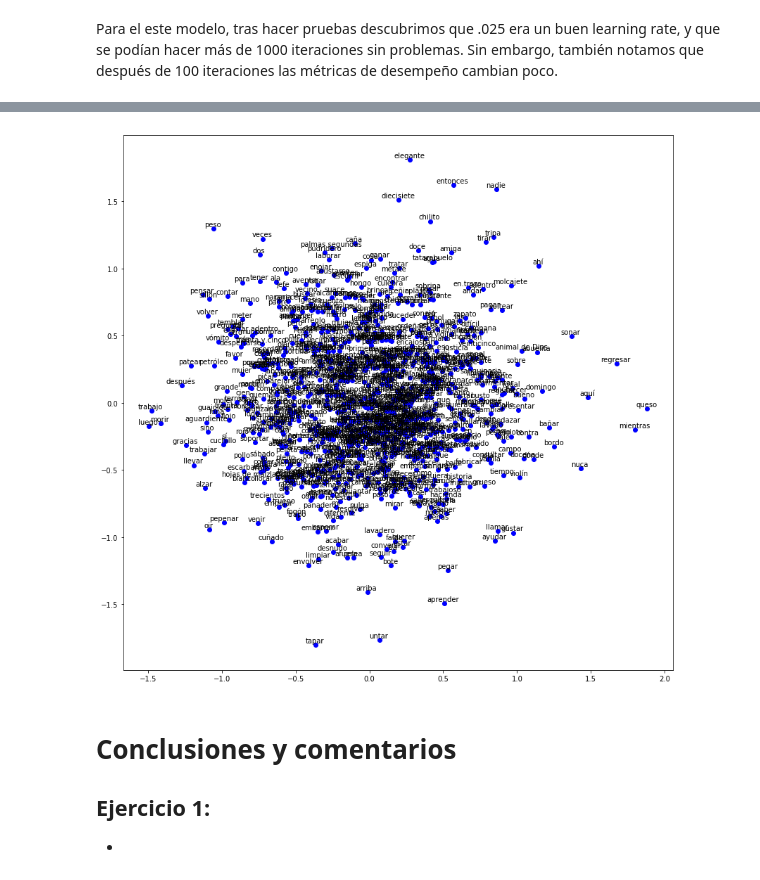
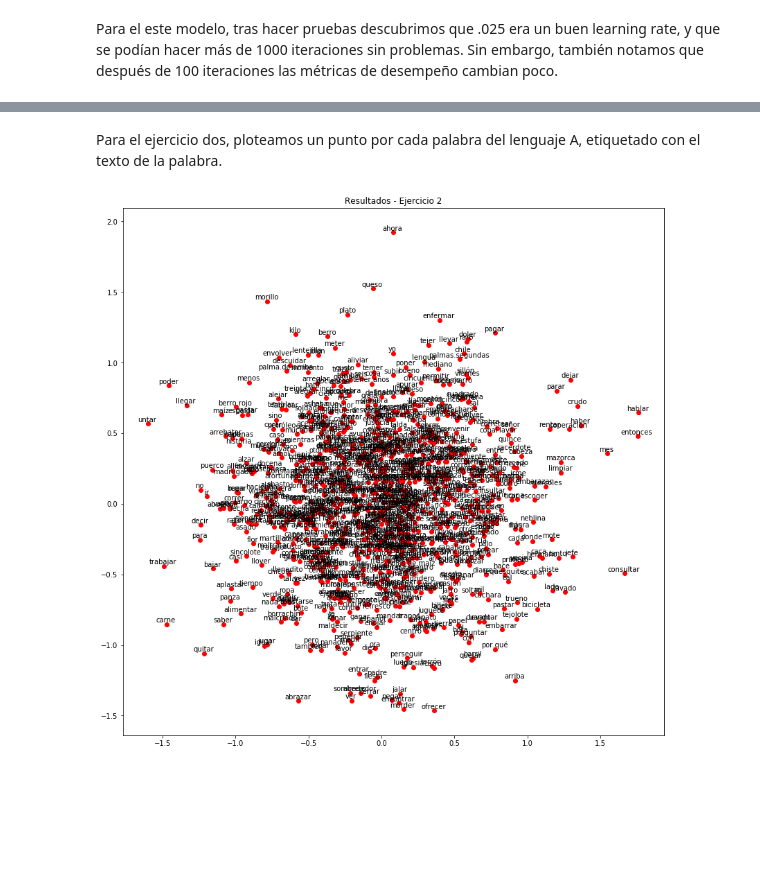
Before and after one commit to antoniovs1029/PLNPrac3, a Jupyter notebook: Practica3.ipynb, the cells around one changed output, grey strips where cells are left out. Cells and saved outputs as stored; diff of their text form; code cells hidden in the pictures; blank space fills up the shorter version.

```diff
--- a/Practica3.ipynb
+++ b/Practica3.ipynb
@@ -182,18 +246,4 @@ def create_index2word(word2index):
     for k, v in word2index.items():
         index2word[v] = k
     return index2word
-# %%
-def plot_words(Z,ids):
-    """
-    Plotea el conjunto de datos Z añadiendo las etiquetas dispuestas en ids
-
-    :param Z: arreglo bidimensional.
-    :param ids: lista de strings. Del mismo tamaño que Z[0]
-    """
-    r=0
-    plt.scatter(Z[:,0],Z[:,1], marker='o', c='blue')
-    for label,x,y in zip(ids, Z[:,0], Z[:,1]):
-        plt.annotate(label, xy=(x,y), xytext=(-1,1), textcoords='offset points', ha='center', va='bottom')
-        r+=1
-    plt.show()
 # %% [markdown]
@@ -213,7 +263,7 @@ docs_titles = [] # lista de titulos
 r = re.compile("[^\W\d]+") # Filtramos digitos y cualquier tipo de puntuación
 
 for textfile in os.listdir(corpus1dir):
-    with open(os.path.join(corpus1dir, textfile), "r") as inputf:
+    with codecs.open(os.path.join(corpus1dir, textfile), "r", 'utf-8') as inputf:
         doc = []
         for line in inputf:
             tokens = r.findall(line)
@@ -288,7 +330,7 @@ traducciones = defaultdict(list) # diccionario que asocia las palabras de la len
 word2index2A = word2index() # diccionario que asocia cada palabra de la lengua A con su índice
 word2index2B = word2index() # diccionario que asocia cada palabra de la lengua B con su índice
 
-with open(inputfile2, "r") as inputf:
+with codecs.open(inputfile2, "r", 'utf-8') as inputf:
     palabras_relacionadas = []
     for line in inputf:
         if line[0] == '\t':
@@ -365,0 +413,16 @@ model2.fit(X2, Y2, epochs = 1000, initial_learning_rate = .025)
+# %%
+def plot_words(datos, etiquetas, titulo, colores = 'red'):
+    """
+    Plotea el conjunto de datos Z añadiendo las etiquetas dispuestas en ids
+
+    :param datos: arreglo bidimensional.
+    :param etiquetas: lista de strings. Del mismo tamaño que Z[0]
+    :param colores: string o lista de strings con los colores de cada punto
+    """
+    r=0
+    plt.scatter(datos[:,0],datos[:,1], marker='o', c= colores)
+    for label, x, y in zip(etiquetas, datos[:,0], datos[:,1]):
+        plt.annotate(label, xy=(x,y), xytext=(-1,1), textcoords='offset points', ha='center', va='bottom')
+        r+=1
+    plt.title(titulo)
+    plt.show()
@@ -366,12 +452,13 @@ model2.fit(X2, Y2, epochs = 1000, initial_learning_rate = .025)
+# %% [markdown]
+Para el ejercicio dos, ploteamos un punto por cada palabra del lenguaje A, etiquetado con el texto de la palabra.
 # %%
+model2 = One2Vec(1,1)
+model2.load("./pickles/model2.pickle")
+
 palabras = [index2word2A[x] for x in X2]
 pca = PCA(n_components=2)
 embeddings2D = pca.fit_transform(model2.get_embeddings())
-maxw = None
-plot_words(embeddings2D[:maxw], palabras[:maxw])
+maxw = None # Para plotear menos palabras, cambiar este parámetro a un número entero que sea el máximo número de palabras deseadas
+plot_words(embeddings2D[:maxw], palabras[:maxw], "Resultados - Ejercicio 2")
 # %% [output]
-[figure, old version]
+[figure, new version]
-# %% [markdown]
-# Conclusiones y comentarios
-## Ejercicio 1:
--
```
Also changed, not shown: parts of 16 cells of this notebook, 4 other files.
